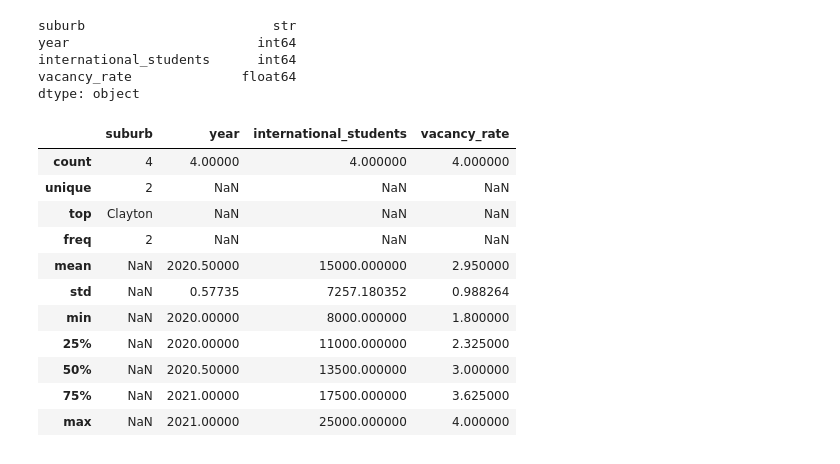
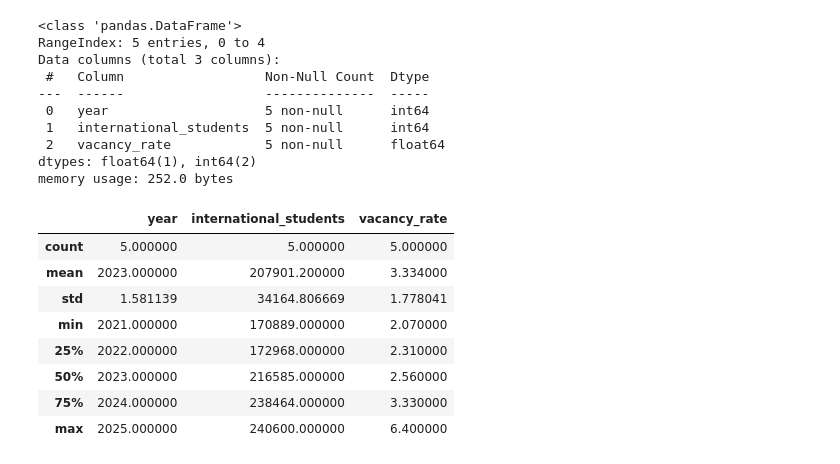
Before and after one commit to qdin0003/ECC3479-project, a Jupyter notebook: code/eda.ipynb, the cells around one changed output. Cells and saved outputs as stored; diff of their text form; code cells hidden in the pictures.

```diff
--- a/code/eda.ipynb
+++ b/code/eda.ipynb
@@ -1,7 +1,6 @@
 # %%
 import pandas as pd
-import matplotlib.pyplot as plt
 
-df = pd.read_csv("C:/Users/26755/ECC3479-project/ECC3479-project/data/clean/clean_data.csv")
+df = pd.read_csv("../data/clean/clean_data.csv")
 df
 # %% [output]
@@ -21,23 +13,23 @@ df.head()
-# %%
-df.dtypes
-# %% [output]
-suburb                        str
-year                        int64
-international_students      int64
-vacancy_rate              float64
-dtype: object
 # %%
-df.describe(include="all")
+df.info()
+df.describe()
 # %% [output]
+<class 'pandas.DataFrame'>
+RangeIndex: 5 entries, 0 to 4
+Data columns (total 3 columns):
+ #   Column                  Non-Null Count  Dtype
+---  ------                  --------------  -----
+ 0   year                    5 non-null      int64
+ 1   international_students  5 non-null      int64
+ 2   vacancy_rate            5 non-null      float64
+dtypes: float64(1), int64(2)
+memory usage: 252.0 bytes
-|  | suburb | year | international_students | vacancy_rate |
-| count | 4 | 4.00000 | 4.000000 | 4.000000 |
-| unique | 2 | NaN | NaN | NaN |
-| top | Clayton | NaN | NaN | NaN |
-| freq | 2 | NaN | NaN | NaN |
-| mean | NaN | 2020.50000 | 15000.000000 | 2.950000 |
-| std | NaN | 0.57735 | 7257.180352 | 0.988264 |
-| min | NaN | 2020.00000 | 8000.000000 | 1.800000 |
-| 25% | NaN | 2020.00000 | 11000.000000 | 2.325000 |
-| 50% | NaN | 2020.50000 | 13500.000000 | 3.000000 |
-| 75% | NaN | 2021.00000 | 17500.000000 | 3.625000 |
-| max | NaN | 2021.00000 | 25000.000000 | 4.000000 |
+|  | year | international_students | vacancy_rate |
+| count | 5.000000 | 5.000000 | 5.000000 |
+| mean | 2023.000000 | 207901.200000 | 3.334000 |
+| std | 1.581139 | 34164.806669 | 1.778041 |
+| min | 2021.000000 | 170889.000000 | 2.070000 |
+| 25% | 2022.000000 | 172968.000000 | 2.310000 |
+| 50% | 2023.000000 | 216585.000000 | 2.560000 |
+| 75% | 2024.000000 | 238464.000000 | 3.330000 |
+| max | 2025.000000 | 240600.000000 | 6.400000 |
```
Also changed, not shown: parts of 11 cells of this notebook, 1 other file.
